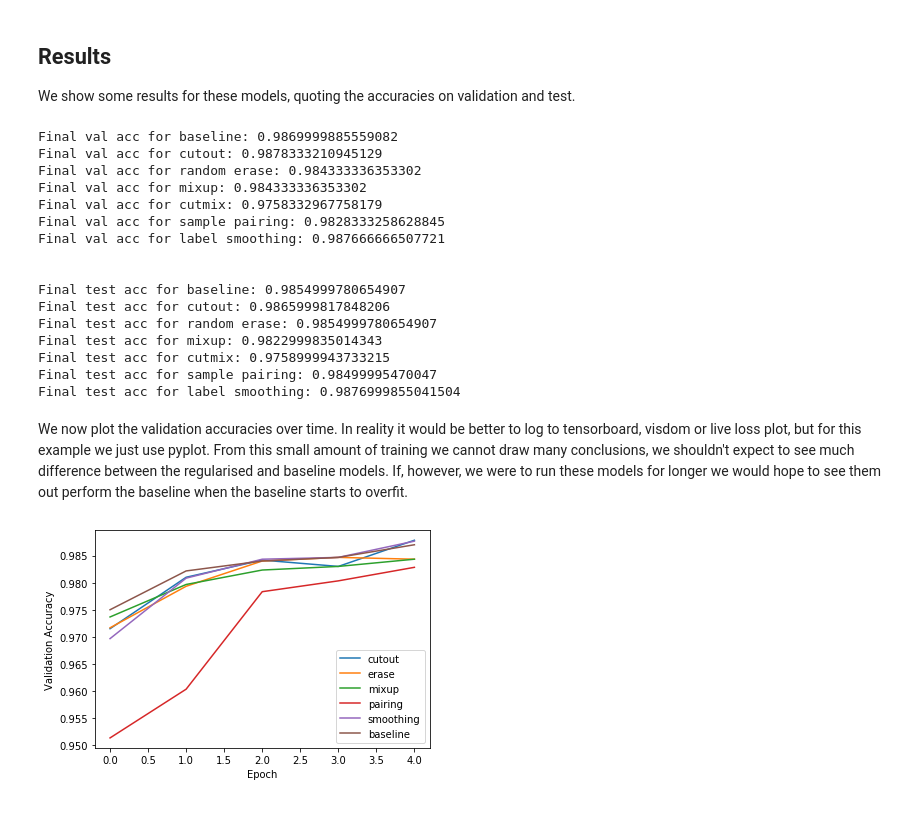
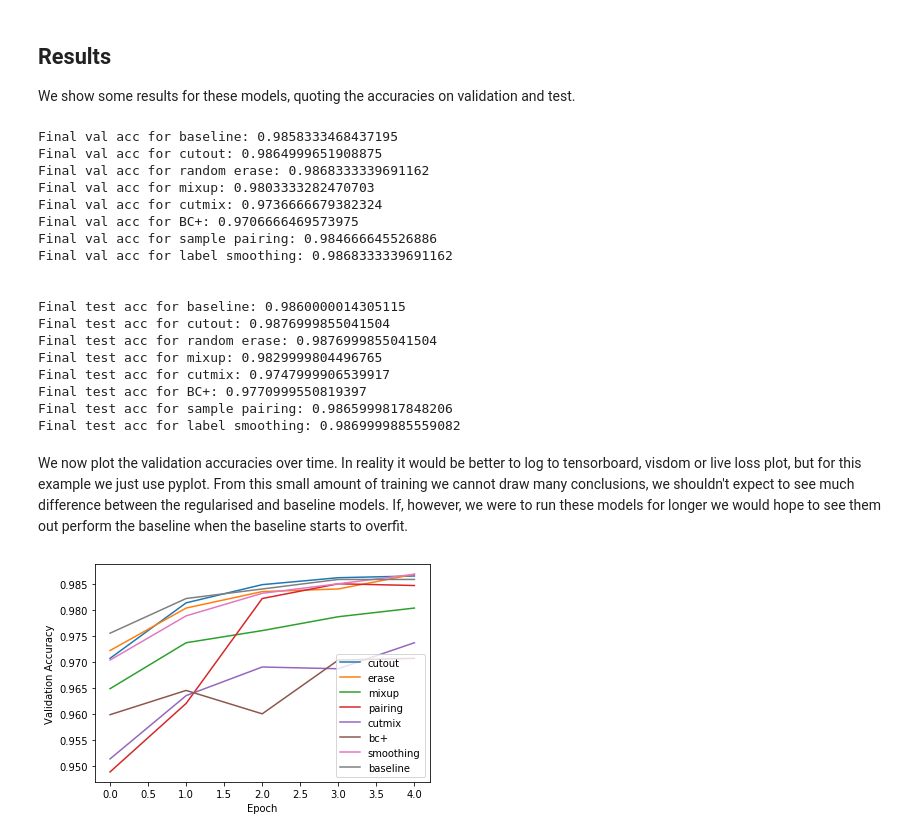
Before and after one commit to pytorchbearer/torchbearer, a Jupyter notebook: docs/_static/notebooks/regularisers.ipynb, the cells around one changed output. Cells and saved outputs as stored; diff of their text form; code cells hidden in the pictures.

Commit message:
Fix torch 1.0.0 error, update docs

```diff
--- a/docs/_static/notebooks/regularisers.ipynb
+++ b/docs/_static/notebooks/regularisers.ipynb
@@ -87,13 +88,14 @@ Torchbearer has the following built-in reguliarisers:
 
 Here we create the callbacks for each of these in turn.
 # %%
-from torchbearer.callbacks import Cutout, RandomErase, Mixup, SamplePairing, LabelSmoothingRegularisation, CutMix
+from torchbearer.callbacks import Cutout, RandomErase, Mixup, SamplePairing, LabelSmoothingRegularisation, CutMix, BCPlus
 
 cutout = Cutout(n_holes=1, length=8, constant=1)
 random_erase = RandomErase(n_holes=2, length=6)
 mixup = Mixup()
 smoothing = LabelSmoothingRegularisation(0.1, 10)
 cutmix = CutMix(1., 10)
+bcplus = BCPlus(classes=10)
 
 # Do sample pairing for the first two epochs for demonstration.
 # We recommend using the policy from the paper (`policy=None`) for training purposes
@@ -105,7 +107,7 @@ All of the regularisers that we are going to show are very visual. We would like
 # %%
 import torchbearer.callbacks.imaging as imag
 
-make_grid = imag.MakeGrid(torchbearer.INPUT, num_images=8, nrow=8)
+make_grid = imag.MakeGrid(torchbearer.INPUT, num_images=8, nrow=8, transform=transforms.Normalize((-0.1307/0.3081,), (1/0.3081,)))
 make_grid = make_grid.on_train().to_pyplot()
 # %% [markdown]
 ## Trial
@@ -177,6 +179,16 @@ trial_cm.with_generators(train_generator=traingen, val_generator=valgen, test_ge
 history_cutmix = trial_cm.run(epochs=5, verbose=1)
 
 
+### BCPlus
+model = SimpleModel()
+optimizer = optim.Adam(filter(lambda p: p.requires_grad, model.parameters()), lr=0.001)
+
+callbacks = [bcplus, make_grid]
+trial_bc = Trial(model, optimizer, BCPlus.bc_loss, metrics=['acc', 'loss'], callbacks=callbacks).to(device)
+trial_bc.with_generators(train_generator=traingen, val_generator=valgen, test_generator=testgen)
+history_bcplus = trial_bc.run(epochs=5, verbose=1)
+
+
 ### Label Smoothing - Doesn't modify the image, so we dont show them here.
 # Also add a separate catagorical accuracy metric since the default for BCE losses is binary accurcy.
 model = SimpleModel()
@@ -221,6 +233,7 @@ print('Final val acc for cutout: {}'.format(history_cutout[-1]['val_acc']))
 print('Final val acc for random erase: {}'.format(history_erase[-1]['val_acc']))
 print('Final val acc for mixup: {}'.format(history_mu[-1]['val_mixup_acc']))
 print('Final val acc for cutmix: {}'.format(history_cutmix[-1]['val_acc']))
+print('Final val acc for BC+: {}'.format(history_bcplus[-1]['val_acc']))
 print('Final val acc for sample pairing: {}'.format(history_sp[-1]['val_acc']))
 print('Final val acc for label smoothing: {}'.format(history_ls[-1]['val_acc']))
 
@@ -231,47 +244,53 @@ print('Final test acc for cutout: {}'.format(trial_co.evaluate(verbose=0, data_k
 print('Final test acc for random erase: {}'.format(trial_re.evaluate(verbose=0, data_key=torchbearer.TEST_DATA)['test_acc']))
 print('Final test acc for mixup: {}'.format(trial_mu.evaluate(verbose=0, data_key=torchbearer.TEST_DATA)['test_mixup_acc']))
 print('Final test acc for cutmix: {}'.format(trial_cm.evaluate(verbose=0, data_key=torchbearer.TEST_DATA)['test_acc']))
+print('Final test acc for BC+: {}'.format(trial_bc.evaluate(verbose=0, data_key=torchbearer.TEST_DATA)['test_acc']))
 print('Final test acc for sample pairing: {}'.format(trial_sp.evaluate(verbose=0, data_key=torchbearer.TEST_DATA)['test_acc']))
 print('Final test acc for label smoothing: {}'.format(trial_ls.evaluate(verbose=0, data_key=torchbearer.TEST_DATA)['test_acc']))
 # %% [output]
-Final val acc for baseline: 0.9869999885559082
-Final val acc for cutout: 0.9878333210945129
-Final val acc for random erase: 0.984333336353302
-Final val acc for mixup: 0.984333336353302
-Final val acc for cutmix: 0.9758332967758179
-Final val acc for sample pairing: 0.9828333258628845
-Final val acc for label smoothing: 0.987666666507721
+Final val acc for baseline: 0.9858333468437195
+Final val acc for cutout: 0.9864999651908875
+Final val acc for random erase: 0.9868333339691162
+Final val acc for mixup: 0.9803333282470703
+Final val acc for cutmix: 0.9736666679382324
+Final val acc for BC+: 0.9706666469573975
+Final val acc for sample pairing: 0.984666645526886
+Final val acc for label smoothing: 0.9868333339691162
 
 
-Final test acc for baseline: 0.9854999780654907
-Final test acc for cutout: 0.9865999817848206
-Final test acc for random erase: 0.9854999780654907
-Final test acc for mixup: 0.9822999835014343
-Final test acc for cutmix: 0.9758999943733215
-Final test acc for sample pairing: 0.98499995470047
-Final test acc for label smoothing: 0.9876999855041504
+Final test acc for baseline: 0.9860000014305115
+Final test acc for cutout: 0.9876999855041504
+Final test acc for random erase: 0.9876999855041504
+Final test acc for mixup: 0.9829999804496765
+Final test acc for cutmix: 0.9747999906539917
+Final test acc for BC+: 0.9770999550819397
+Final test acc for sample pairing: 0.9865999817848206
+Final test acc for label smoothing: 0.9869999885559082
 # %% [markdown]
 We now plot the validation accuracies over time. In reality it would be better to log to tensorboard, visdom or live loss plot, but for this example we just use pyplot. From this small amount of training we cannot draw many conclusions, we shouldn't expect to see much difference between the regularised and baseline models. If, however, we were to run these models for longer we would hope to see them out perform the baseline when the baseline starts to overfit.
 # %%
 import matplotlib.pyplot as plt
 
 cutout_accs = [history_cutout[i]['val_acc'] for i in range(len(history_cutout))]
 erase_accs = [history_erase[i]['val_acc'] for i in range(len(history_erase))]
 mixup_accs = [history_mu[i]['val_mixup_acc'] for i in range(len(history_mu))]
 pairing_accs = [history_sp[i]['val_acc'] for i in range(len(history_sp))]
 cutmix_accs = [history_cutmix[i]['val_acc'] for i in range(len(history_cutmix))]
+bcplus_accs = [history_bcplus[i]['val_acc'] for i in range(len(history_bcplus))]
 smoothing_accs = [history_ls[i]['val_acc'] for i in range(len(history_ls))]
 baseline_accs = [history_base[i]['val_acc'] for i in range(len(history_base))]
 
 plt.plot(cutout_accs, label='cutout')
 plt.plot(erase_accs, label='erase')
 plt.plot(mixup_accs, label='mixup')
 plt.plot(pairing_accs, label='pairing')
+plt.plot(cutmix_accs, label='cutmix')
+plt.plot(bcplus_accs, label='bc+')
 plt.plot(smoothing_accs, label='smoothing')
 plt.plot(baseline_accs, label='baseline')
 plt.legend()
 plt.ylabel('Validation Accuracy')
 plt.xlabel('Epoch')
 plt.show()
 # %% [output]
-[figure, old version]
+[figure, new version]
```
Also changed, not shown: parts of 3 cells of this notebook, 3 other files.
